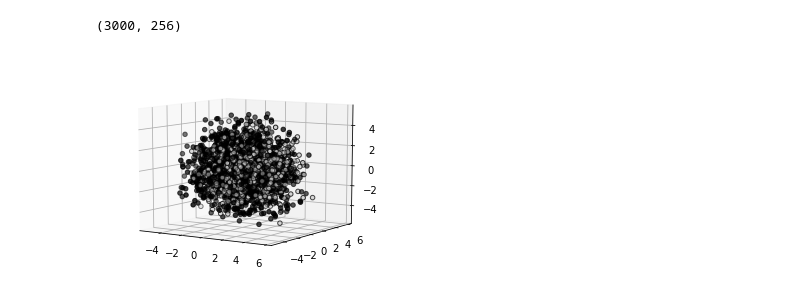
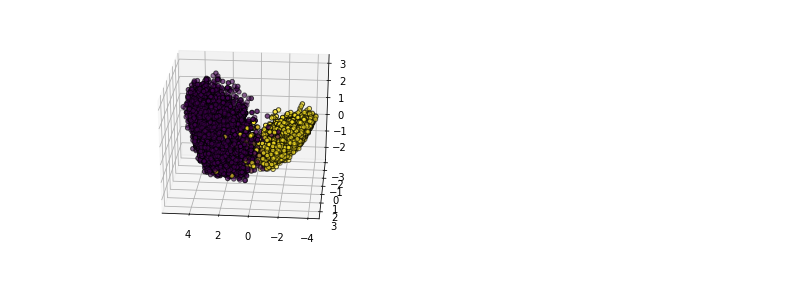
Before and after one commit to andiac/fmir, a Jupyter notebook: nn.ipynb, the cells around one changed output. Cells and saved outputs as stored; diff of their text form; code cells hidden in the pictures.

```diff
--- a/nn.ipynb
+++ b/nn.ipynb
@@ -59,14 +59,20 @@ class MyData:
     def get_dev(self):
         return (self.devdt, self.devlb)
 
+    def get_test(self):
+        return self.testdt
+
+    def get_all(self):
+        return (np.array(self.traindata[1:], dtype=float), np.array(self.trainlabel[1:], dtype=int).flatten())
+
 mydata = MyData(12000)
 DIM = mydata.traindt.shape[1]
 CLASS = len(np.unique(mydata.trainlb))
 #print(mydata.next_batch())
 # %%
 # tf parameters
-learning_rate = 0.001
-num_steps = 145000
+learning_rate = 0.003
+num_steps = 30000
 
 # tf Graph input
 X = tf.placeholder("float", [None, DIM])
@@ -76,20 +82,23 @@ Y = tf.placeholder("float", [None, CLASS])
 weights = {
     'h1': tf.Variable(tf.random_normal([DIM, 2*DIM])),
     'h2': tf.Variable(tf.random_normal([2*DIM, 2*DIM])),
+    'h3': tf.Variable(tf.random_normal([2*DIM, 2*DIM])),
     'out': tf.Variable(tf.random_normal([2*DIM, CLASS]))
 }
 biases = {
     'b1': tf.Variable(tf.random_normal([2*DIM])),
     'b2': tf.Variable(tf.random_normal([2*DIM])),
+    'b3': tf.Variable(tf.random_normal([2*DIM])),
     'out': tf.Variable(tf.random_normal([CLASS]))
 }
 
 # Create model
 def neural_net(x):
     layer_1 = tf.nn.relu(tf.add(tf.matmul(x, weights['h1']), biases['b1']))
-    #layer_2 = tf.add(tf.matmul(layer_1, weights['h2']), biases['b2'])
-    out_layer = tf.matmul(layer_1, weights['out'] + biases['out'])
-    return (out_layer, layer_1)
+    layer_2 = tf.nn.relu(tf.add(tf.matmul(layer_1, weights['h2']), biases['b2']))
+    layer_3 = tf.nn.sigmoid(tf.add(tf.matmul(layer_2, weights['h3']), biases['b3']))
+    out_layer = tf.matmul(layer_3, weights['out'] + biases['out'])
+    return (out_layer, layer_3)
 
 # Construct model
 logits, feature = neural_net(X)
@@ -98,8 +107,8 @@ prediction = tf.nn.softmax(logits)
 # Define loss and optimizer
 loss_op = tf.reduce_mean(tf.nn.softmax_cross_entropy_with_logits(
     logits=logits, labels=Y))
-#optimizer = tf.train.AdamOptimizer(learning_rate=learning_rate)
-optimizer = tf.train.GradientDescentOptimizer(learning_rate=learning_rate)
+optimizer = tf.train.AdamOptimizer(learning_rate=learning_rate)
+#optimizer = tf.train.GradientDescentOptimizer(learning_rate=learning_rate)
 train_op = optimizer.minimize(loss_op)
 
 # Evaluate model
@@ -119,8 +120,9 @@ See tf.nn.softmax_cross_entropy_with_logits_v2.
 # %%
 display_step = 1000
-dev_step = 5000
+dev_step = 1000
 
 dev_x, dev_y = mydata.get_dev()
+all_x, all_y = mydata.get_all()
 # Start training
 with tf.Session() as sess:
 
@@ -147,5 +149,7 @@ with tf.Session() as sess:
 
     print("Optimization Finished!")
 
-    features = sess.run(feature, feed_dict = {X: dev_x, Y: dev_y})
+    features = sess.run(feature, feed_dict = {X: all_x})
+    features_test = sess.run(feature, feed_dict = {X: mydata.testdt})
+    predict_prob = sess.run(prediction, feed_dict = {X: mydata.get_test()})
 # %% [output]
@@ -168,5 +172 @@ Step 145000, dev Loss= 0.2833, dev Accuracy= 0.915
 Optimization Finished!
-# %%
-features.shape
-# %% [output]
-(3000, 256)
@@ -173,28 +184,28 @@ features.shape
 # %%
 from sklearn.decomposition import PCA
 from sklearn.preprocessing import OneHotEncoder
 import matplotlib.pyplot as plt
 from mpl_toolkits.mplot3d import Axes3D
 import os
 #%matplotlib notebook
 %matplotlib inline
 
 X = features
-y = mydata.devlbflat
+y = all_y
 
 fig = plt.figure(1, figsize=(4, 3))
 plt.clf()
-ax = Axes3D(fig, rect=[0, 0, .95, 1], elev=9, azim=-57)
+ax = Axes3D(fig, rect=[0, 0, .95, 1], elev=27, azim=95)
 
 plt.cla()
 pca = PCA(n_components=3)
 pca.fit(X)
 X = pca.transform(X)
 
-ax.scatter(X[:, 0], X[:, 1], X[:, 2], c=y, cmap=plt.cm.spectral,
+ax.scatter(X[:, 0], X[:, 1], X[:, 2], c=y,
            edgecolor='k')
 
 plt.show()
 fig.savefig(os.path.join('./', 'nnfeatures.pdf'), format="pdf", dpi=600)
 # %% [output]
-[figure, old version]
+[figure, new version]
```
Also changed, not shown: parts of 3 cells of this notebook, 4 other files.
